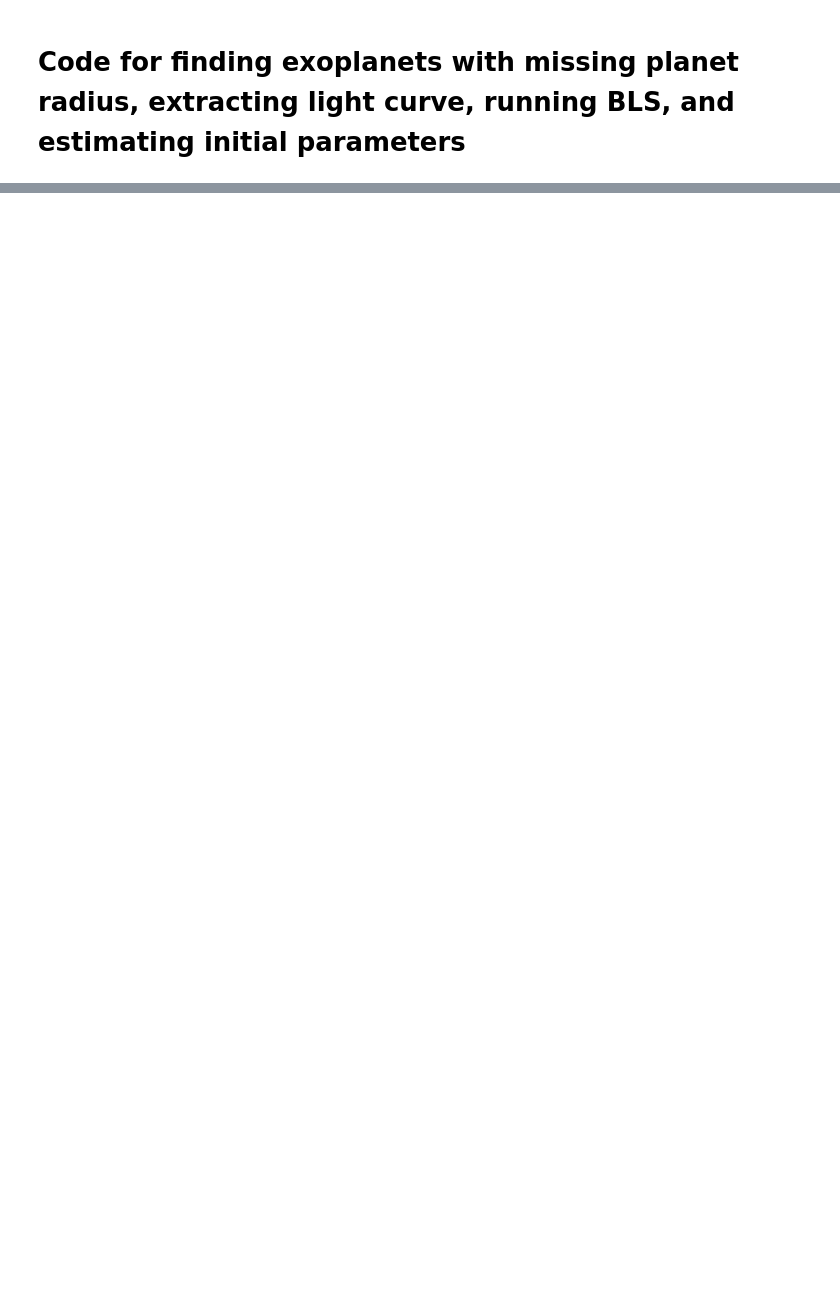
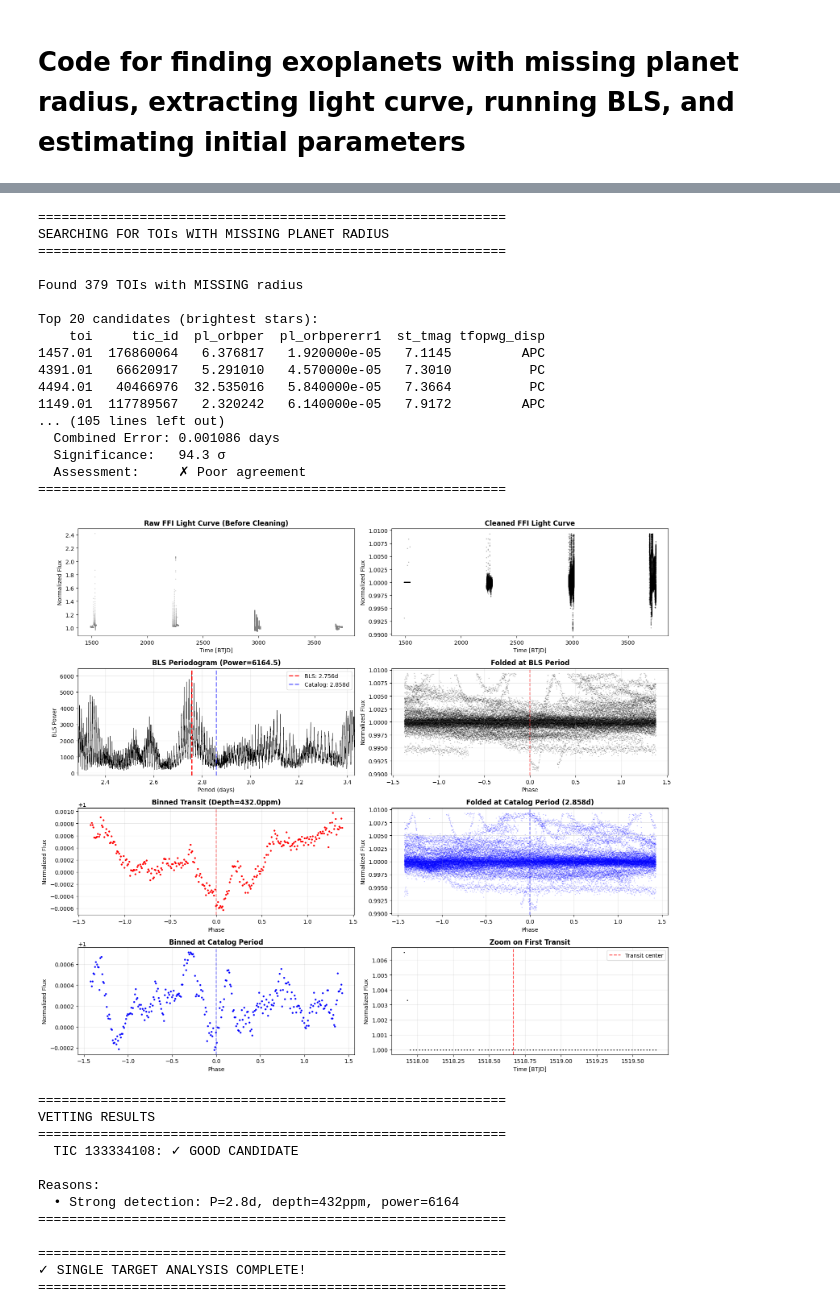
Before and after one commit to cyan-yee/Physics-77-Final-Project---TESS-Exoplanet, a Jupyter notebook: Data/FFI.ipynb, the cells around one changed output, grey strips where cells are left out. Drawn from its saved outputs; the diff is of its cells as text; code cells hidden in the pictures; blank space fills up the shorter version.

```diff
--- a/Data/FFI.ipynb
+++ b/Data/FFI.ipynb
@@ -1099,0 +1002,69 @@ SyntaxError: incomplete input (3381363002.py, line 630)
+# %%
+if __name__ == "__main__":
+
+    # Step 1: Search database for TOIs with missing radius
+    df_missing = search_tois_with_missing_radius()
+
+    if df_missing is not None and len(df_missing) > 0:
+
+        # OPTION 1: Analyze single candidate with plots
+        print("\n" + "="*60)
+        print("SINGLE TARGET ANALYSIS")
+        print("="*60)
+
+        candidate_index = 16  # Change to analyze different TOIs
+
+        tic_id = int(df_missing['tic_id'].iloc[candidate_index])
+        known_period = float(df_missing['pl_orbper'].iloc[candidate_index])
+        toi_name = df_missing['toi'].iloc[candidate_index]
+        tmag = df_missing['st_tmag'].iloc[candidate_index]
+
+        # Get catalog period error if available
+        known_period_err = None
+        if 'pl_orbpererr1' in df_missing.columns and pd.notna(df_missing['pl_orbpererr1'].iloc[candidate_index]):
+            known_period_err = float(df_missing['pl_orbpererr1'].iloc[candidate_index])
+
+        # Note: depth and duration not available in TOI catalog
+        known_depth = None
+        known_duration = None
+
+        # Analyze the candidate
+        results = analyze_missing_radius_toi(
+            tic_id, known_period, known_period_err, known_depth, known_duration, toi_name, tmag
+        )
+
+        if results is not None:
+            print("\n" + "="*60)
+            print("✓ SINGLE TARGET ANALYSIS COMPLETE!")
+            print("="*60)
+# %% [output]
+============================================================
+SEARCHING FOR TOIs WITH MISSING PLANET RADIUS
+============================================================
+
+Found 379 TOIs with MISSING radius
+
+Top 20 candidates (brightest stars):
+    toi     tic_id  pl_orbper  pl_orbpererr1  st_tmag tfopwg_disp
+1457.01  176860064   6.376817   1.920000e-05   7.1145         APC
+4391.01   66620917   5.291010   4.570000e-05   7.3010          PC
+4494.01   40466976  32.535016   5.840000e-05   7.3664          PC
+1149.01  117789567   2.320242   6.140000e-05   7.9172         APC
+... (105 lines left out)
+  Combined Error: 0.001086 days
+  Significance:   94.3 σ
+  Assessment:     ✗ Poor agreement
+============================================================
+[figure, added]
+============================================================
+VETTING RESULTS
+============================================================
+  TIC 133334108: ✓ GOOD CANDIDATE
+
+Reasons:
+  • Strong detection: P=2.8d, depth=432ppm, power=6164
+============================================================
+
+============================================================
+✓ SINGLE TARGET ANALYSIS COMPLETE!
+============================================================
```
Also changed, not shown: parts of 6 cells of this notebook, 2 other files.
